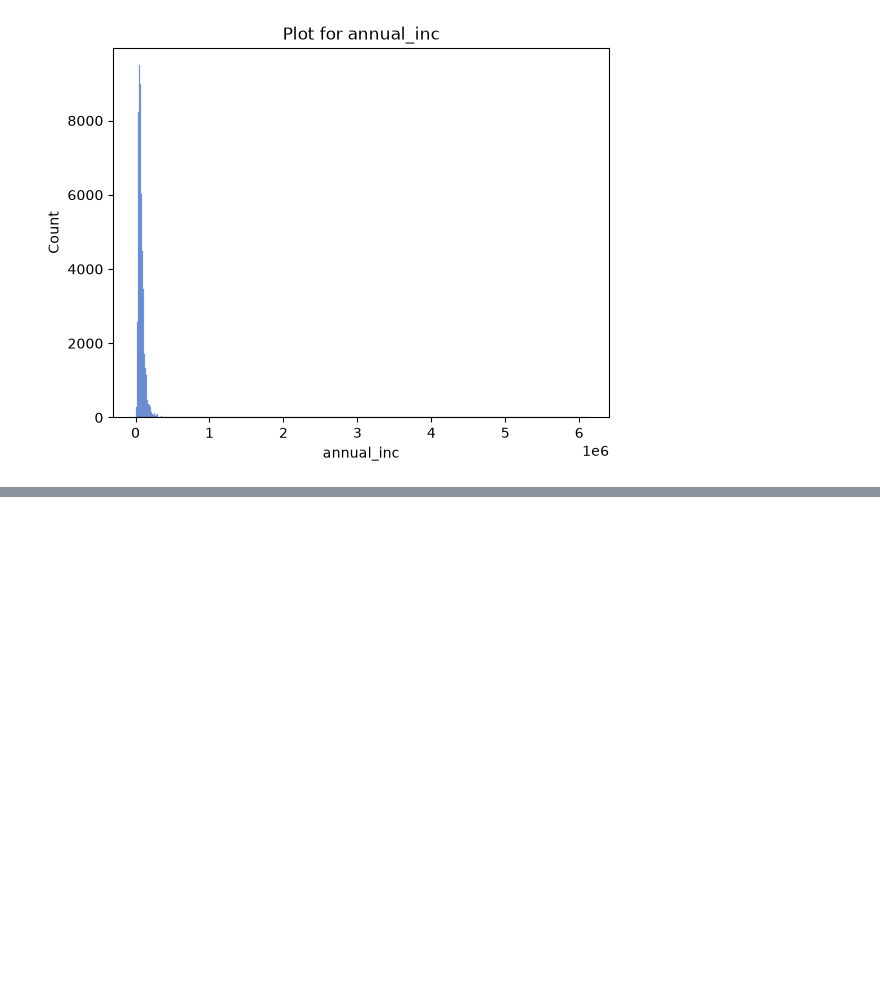
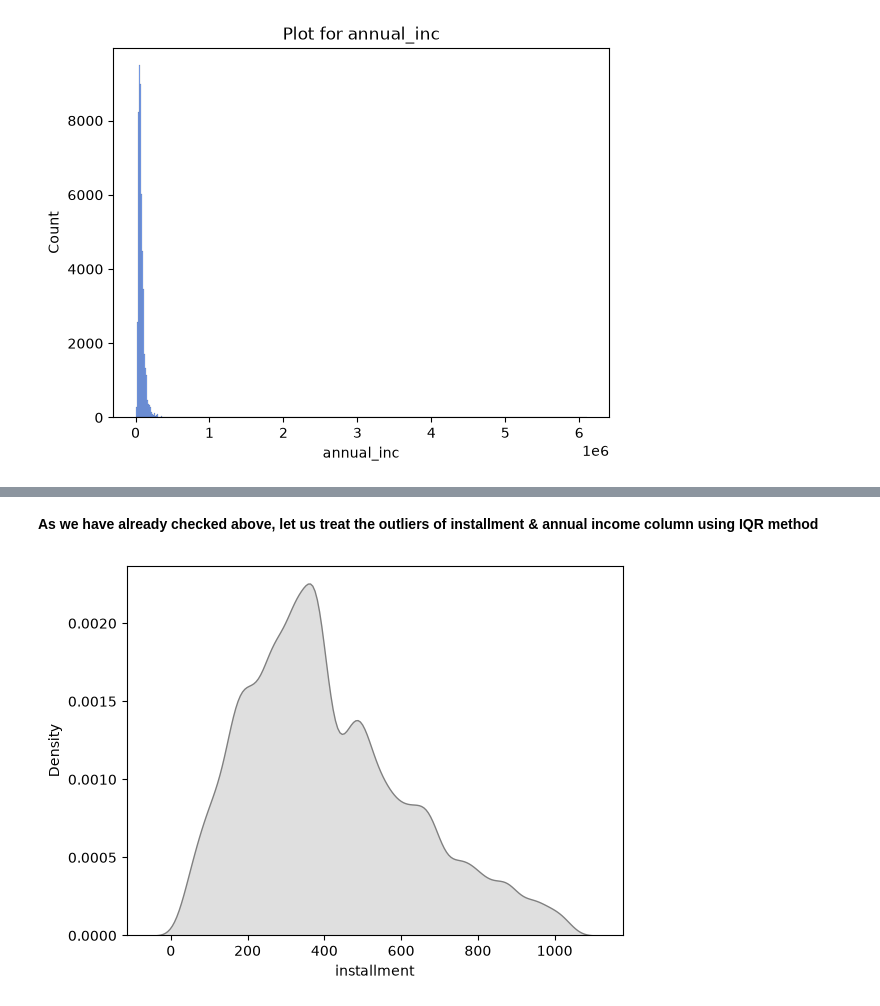
Before and after one commit to venugk81/MLProject-1, a Jupyter notebook: src/ml_trainer/L5 - Data Preprocessing (Practical) Continued/Data Preprocessing2-onehotencoding 9oct.ipynb, the cells around one changed output, grey strips where cells are left out. Drawn from its saved outputs; the diff is of its cells as text; code cells hidden in the pictures; blank space fills up the shorter version.

```diff
--- a/src/ml_trainer/L4 - Data Preprocessing (Practical)/Data Preprocessing.ipynb
+++ b/src/ml_trainer/L5 - Data Preprocessing (Practical) Continued/Data Preprocessing2-onehotencoding 9oct.ipynb
@@ -211,0 +1039,23 @@ for c in df_numeric.columns:
+# %% [markdown]
+**As we have already checked above, let us treat the outliers of installment & annual income column using IQR method**
+# %%
+Q1 = X_train['installment'].quantile(0.25)
+Q3 = X_train['installment'].quantile(0.75)
+
+IQR = Q3-Q1
+
+upper_whisker = Q3 + (1.5*IQR)      ##upder bound
+lower_whisker = Q1 - (1.5*IQR)      #lower bound
+
+median = X_train['installment'].median()
+
+outliers = X_train[(X_train['installment'] > upper_whisker) | (X_train['installment'] < lower_whisker)]['installment']
+
+X_train.loc[outliers.index, 'installment'] = median
+# %%
+sns.kdeplot(x = X_train['installment'], fill=True, color='grey')
+plt.show()
+
+##after treating the value is coming around 1000 - check x axis
+# %% [output]
+[figure, added]
```
Also changed, not shown: parts of 147 cells of this notebook, 6 other files.
